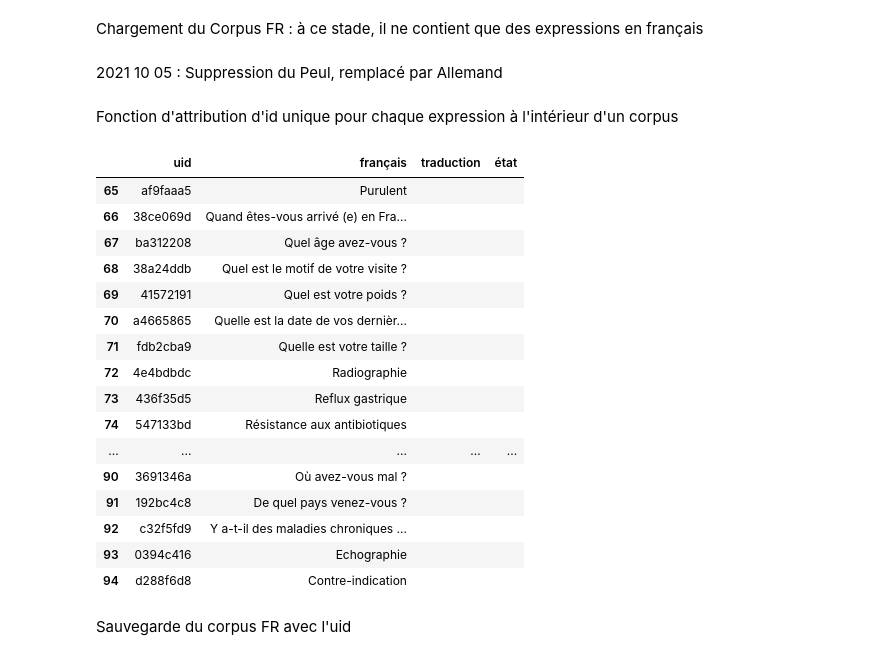
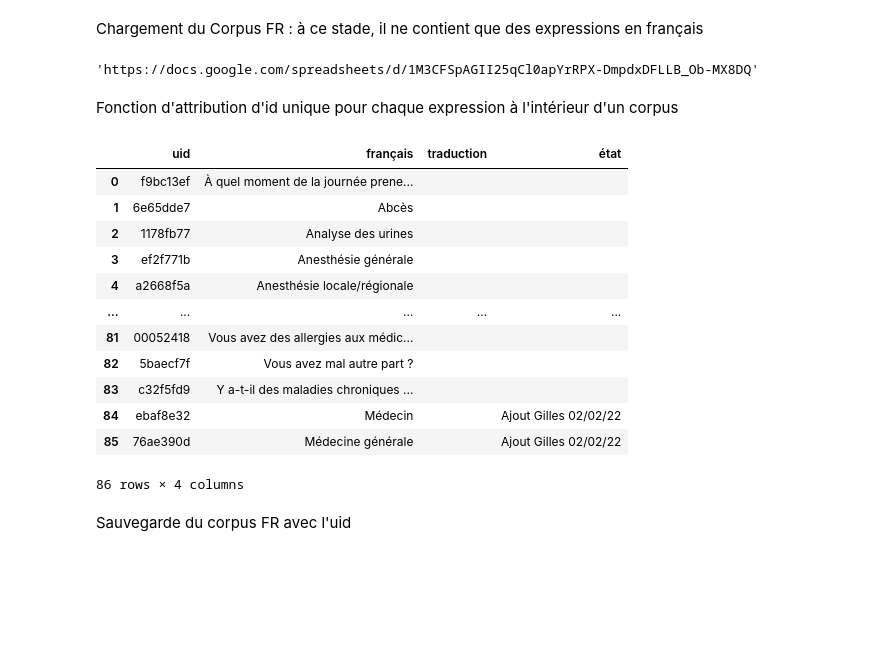
Before and after one commit to gretiere545/corpus, a Jupyter notebook: corpus_maker_init.ipynb, the cells around one changed output. Cells and saved outputs as stored; diff of their text form; code cells hidden in the pictures; blank space fills up the shorter version.

```diff
--- a/corpus_maker_init.ipynb
+++ b/corpus_maker_init.ipynb
@@ -120,6 +133,10 @@ lang_config = 'med_vac_synthese.json'
 vk_lang_dict = get_cc_config(lang_config)
 # %%
 uri = corpus_fr_med_gen_uri
+# %%
+uri
+# %% [output]
+'https://docs.google.com/spreadsheets/d/1M3CFSpAGII25qCl0apYrRPX-DmpdxDFLLB_Ob-MX8DQ'
 # %%
 def narrow_no_break_space (s):
   s = " ".join(s.split())   # on vire tous les espaces en trop
@@ -127,9 +144,6 @@ def narrow_no_break_space (s):
   replace = u'\u202F'+ r'?'
   s = re.sub(find, replace, s)    # on remplace par un blanc insécable + le ?
   return s
-# %% [markdown]
-2021 10 05 :
-Suppression du Peul, remplacé par Allemand
 # %% [markdown]
 Fonction d'attribution d'id unique pour chaque expression à l'intérieur d'un corpus
 # %%
@@ -139,25 +153,21 @@ t_corpus = wb.get_worksheet(0)
 data_t_corpus = t_corpus.get_all_values()
 df_corpus = pd.DataFrame(data_t_corpus[1:], columns=data_t_corpus[0])
 # %%
-df_corpus.tail(30)
+df_corpus
 # %% [output]
 |  | uid | français | traduction | état |
-| 65 | af9faaa5 | Purulent |  |  |
-| 66 | 38ce069d | Quand êtes-vous arrivé (e) en Fra... |  |  |
-| 67 | ba312208 | Quel âge avez-vous ? |  |  |
-| 68 | 38a24ddb | Quel est le motif de votre visite ? |  |  |
-| 69 | 41572191 | Quel est votre poids ? |  |  |
-| 70 | a4665865 | Quelle est la date de vos dernièr... |  |  |
-| 71 | fdb2cba9 | Quelle est votre taille ? |  |  |
-| 72 | 4e4bdbdc | Radiographie |  |  |
-| 73 | 436f35d5 | Reflux gastrique |  |  |
-| 74 | 547133bd | Résistance aux antibiotiques |  |  |
+| 0 | f9bc13ef | À quel moment de la journée prene... |  |  |
+| 1 | 6e65dde7 | Abcès |  |  |
+| 2 | 1178fb77 | Analyse des urines |  |  |
+| 3 | ef2f771b | Anesthésie générale |  |  |
+| 4 | a2668f5a | Anesthésie locale/régionale |  |  |
 | ... | ... | ... | ... | ... |
-| 90 | 3691346a | Où avez-vous mal ? |  |  |
-| 91 | 192bc4c8 | De quel pays venez-vous ? |  |  |
-| 92 | c32f5fd9 | Y a-t-il des maladies chroniques ... |  |  |
-| 93 | 0394c416 | Echographie |  |  |
-| 94 | d288f6d8 | Contre-indication |  |  |
+| 81 | 00052418 | Vous avez des allergies aux médic... |  |  |
+| 82 | 5baecf7f | Vous avez mal autre part ? |  |  |
+| 83 | c32f5fd9 | Y a-t-il des maladies chroniques ... |  |  |
+| 84 | ebaf8e32 | Médecin |  | Ajout Gilles 02/02/22 |
+| 85 | 76ae390d | Médecine générale |  | Ajout Gilles 02/02/22 |
+86 rows × 4 columns
 # %%
 # si le uid est vide, on le crée
 df_corpus['uid'] = df_corpus[['uid','état']].apply(lambda x: x[0] if x[0]!="" else make_unique_id(), axis=1)
```
Also changed, not shown: parts of 16 cells of this notebook.
